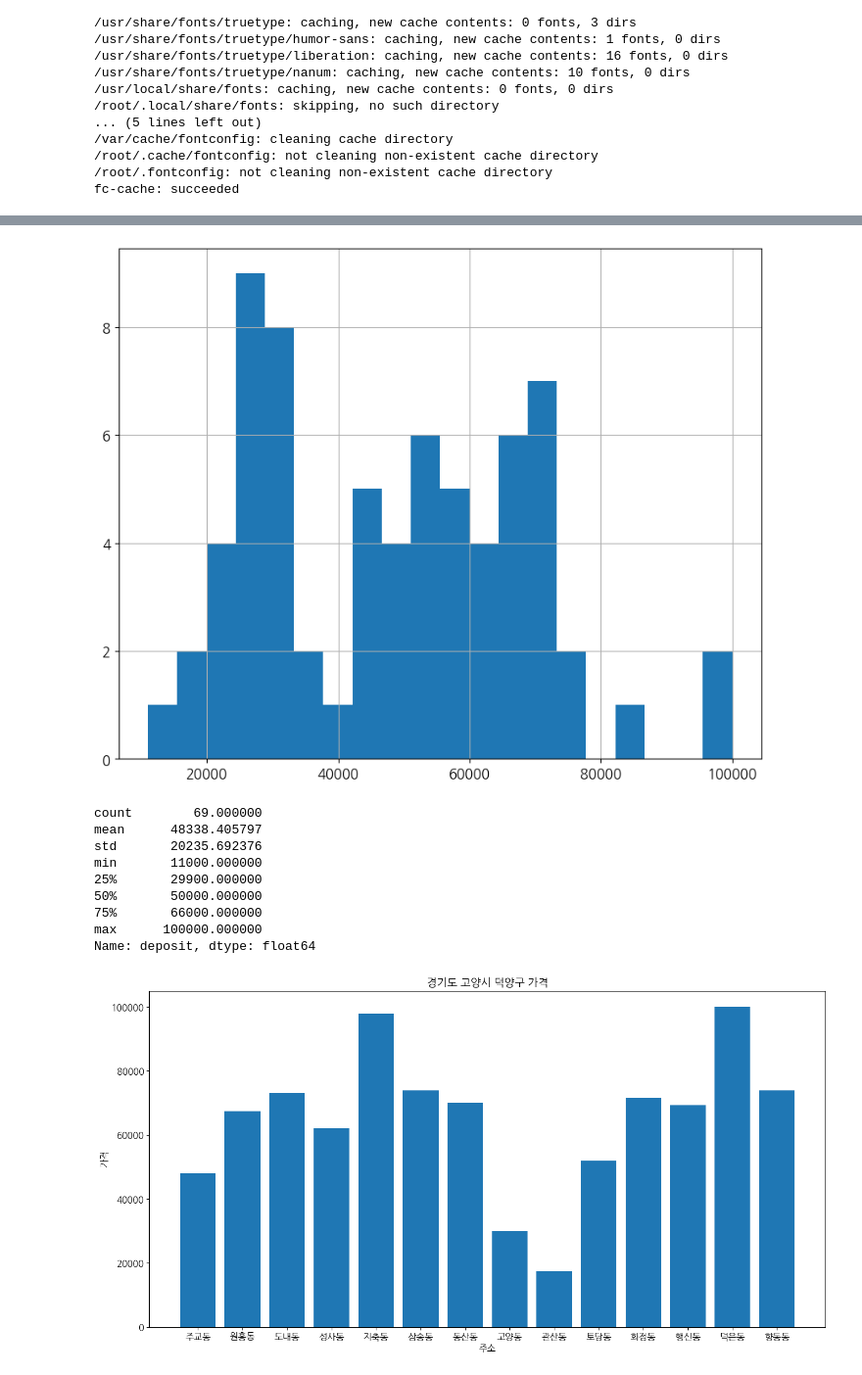
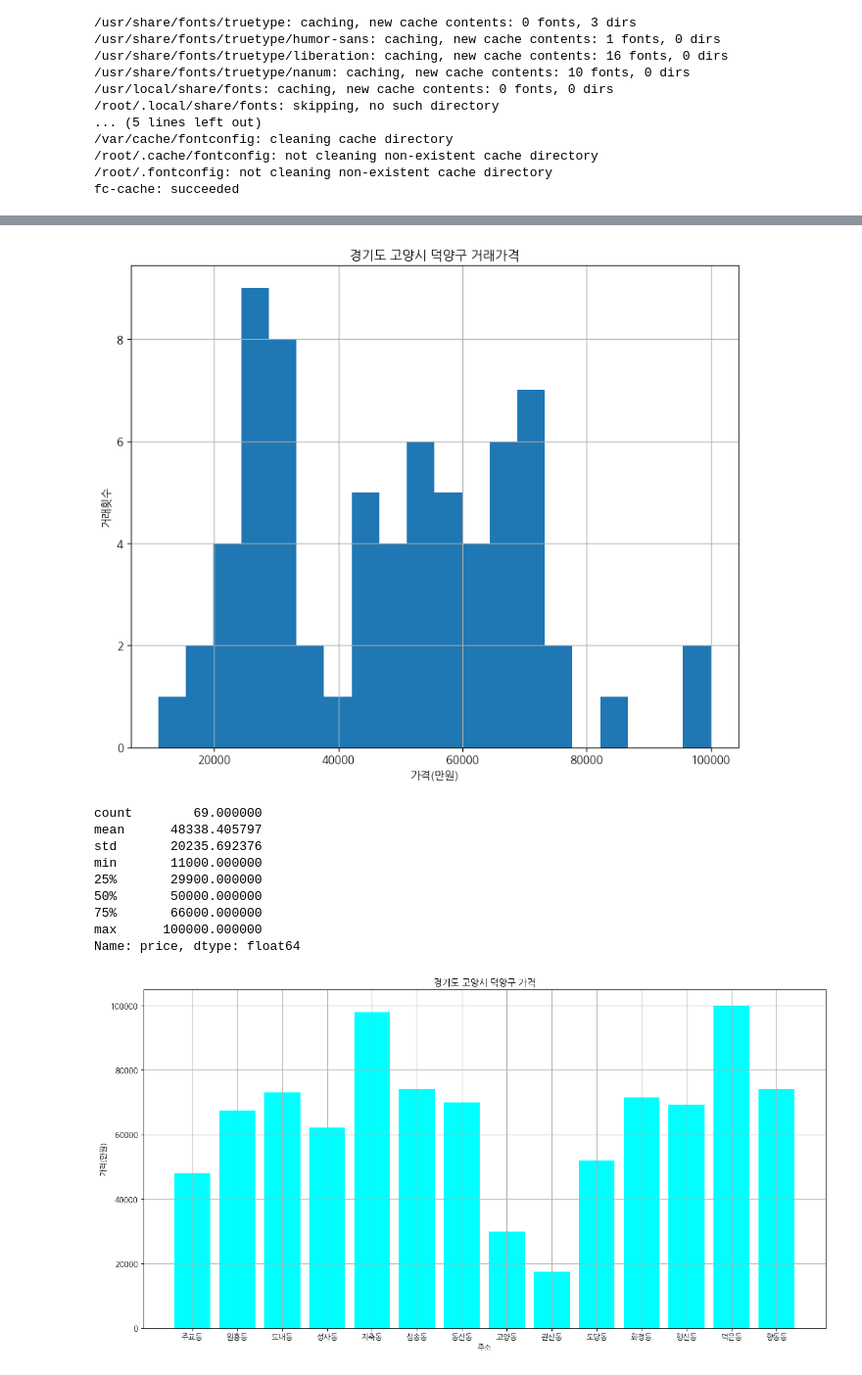
Before and after one commit to chongmong/python, a Jupyter notebook: 네트워크실무_기말.ipynb, the cells around one changed output, grey strips where cells are left out. Shown: that part at 98% size. Cells and saved outputs as stored; diff of their text form; code cells hidden in the pictures.

```diff
--- a/네트워크실무_기말.ipynb
+++ b/네트워크실무_기말.ipynb
@@ -139,16 +128,3 @@ Data columns (total 8 columns):
  7   gu_code    69 non-null     int64
 dtypes: float64(1), int64(3), object(4)
 memory usage: 4.4+ KB
-# %%
-# 데이터 분석
-import matplotlib as mpl
-import matplotlib.pyplot as plt
-
-plt.rc('font', family='NanumGothic', size=12)
-
-# 각 동 거래금액의 평균
-mia_ren = df[df["dong_name"]=="행신동"]["deposit"].mean()
-suyu_ren = df[df["dong_name"]=="주교동"]["deposit"].mean()
-ui_ren = df[df["dong_name"]=="고양동"]["deposit"].mean()
-zi_ren = df[df["dong_name"]=="화정동"]["deposit"].mean()
-gi_ren = df[df["dong_name"]=="덕은동"]["deposit"].mean()
@@ -164,14 +131,19 @@ plt.show()
 # %%
 # 거래금액 히스토그램
+import matplotlib.pyplot as plt
+plt.rcParams['font.family'] = 'NanumGothic'
 plt.figure(figsize=(10,8))
-plt.hist(df['deposit'], bins=20)
+plt.hist(df['price'], bins=20)
+plt.title('경기도 고양시 덕양구 거래가격')
+plt.xlabel('가격(만원)')
+plt.ylabel('거래횟수')
 plt.grid()
 plt.show()
 # %% [output]
-[figure, old version]
+[figure, new version]
 # %%
 # 거래금액 수치 데이터
-df["deposit"].describe()
+df["price"].describe()
 # %% [output]
 count        69.000000
 mean      48338.405797
@@ -181,7 +153,7 @@ min       11000.000000
 50%       50000.000000
 75%       66000.000000
 max      100000.000000
-Name: deposit, dtype: float64
+Name: price, dtype: float64
 # %%
 df
 # 파일로 저장
@@ -189,29 +161,32 @@ df.to_excel("D:\B\반\\output.xlsx")
 # %%
 import pandas as pd
 import matplotlib.pyplot as plt
 
 plt.figure(figsize=(16,8))
 
+plt.rcParams['font.family'] = 'NanumGothic'
+
 # Excel 파일 읽기
 df = pd.read_excel('/content/D:\B\반\output.xlsx')  # 파일 경로에는 실제 파일의 경로를 입력하세요
 
 # 세로로 나타낼 숫자 데이터
-numbers = df['deposit'].tolist()  # 숫자열에는 사용자가 원하는 열의 이름을 입력하세요
+numbers = df['price'].tolist()  # 숫자열에는 사용자가 원하는 열의 이름을 입력하세요
 
 # 가로로 나타낼 문자 데이터
 labels = df['dong_name'].tolist()  # 문자열에는 사용자가 원하는 열의 이름을 입력하세요
 
 # 막대 그래프 생성
-plt.bar(labels, numbers)
+plt.bar(labels, numbers, color='aqua')
 
 # 그래프에 제목 추가
 plt.title('경기도 고양시 덕양구 가격')
 
 # x축과 y축 레이블 추가
 plt.xlabel('주소')
-plt.ylabel('가격')
+plt.ylabel('가격(만원)')
 
 # 그래프 표시
+plt.grid()
 plt.show()
 # %% [output]
-[figure, old version]
+[figure, new version]
```
Also changed, not shown: parts of 8 cells of this notebook.
